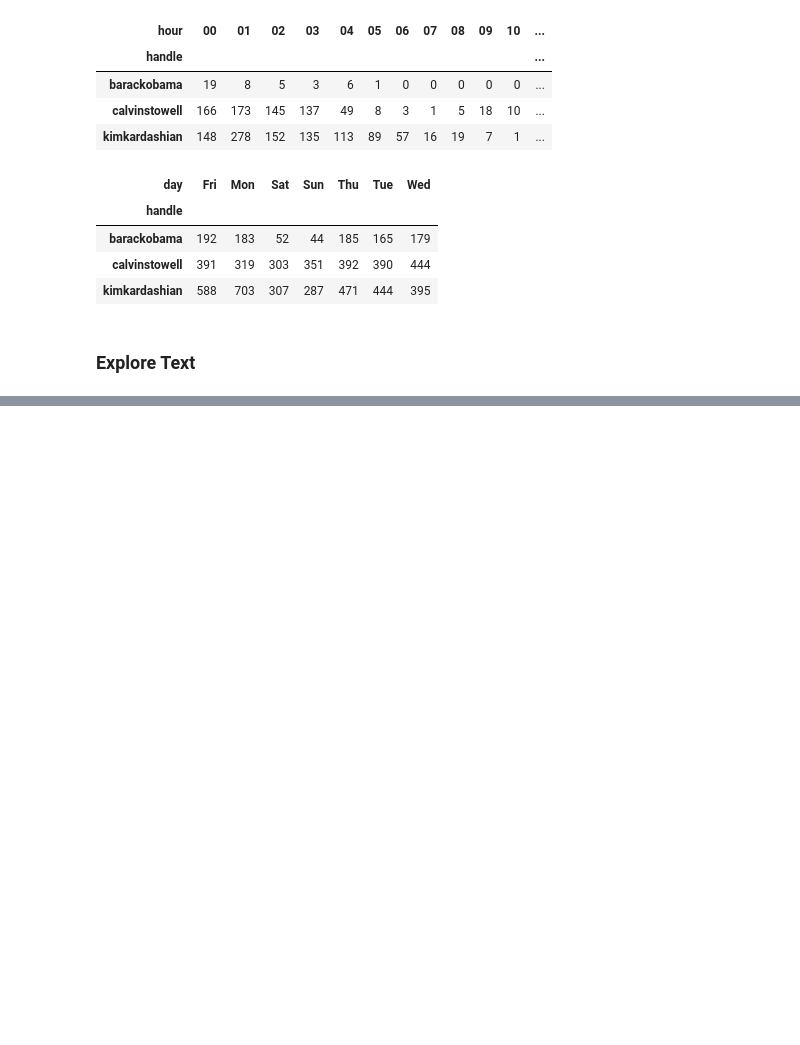
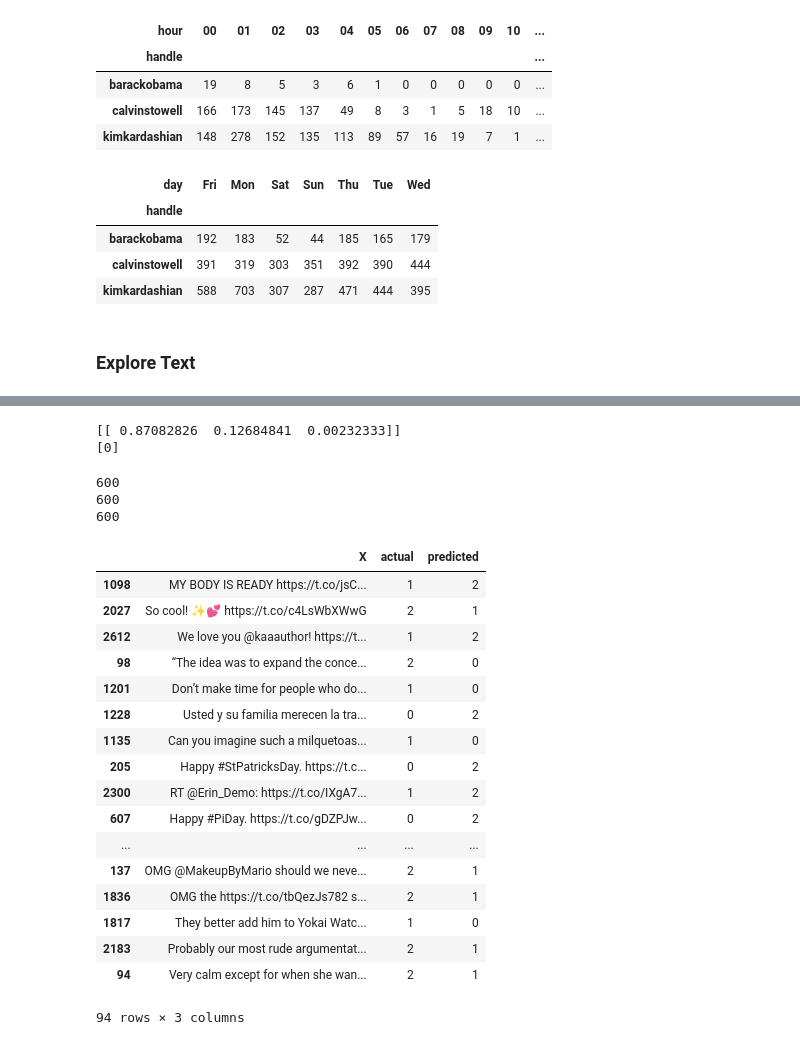
Before and after one commit to campkels/author-classification, a Jupyter notebook: explore/Explore.ipynb, the cells around one changed output, grey strips where cells are left out. Saved outputs shown, nothing was run; the diff lists cells and outputs as text; code cells hidden in the pictures; blank space fills up the shorter version.

Commit message:
Basic model

```diff
--- a/explore/Explore.ipynb
+++ b/explore/Explore.ipynb
@@ -228,0 +266,23 @@ train[['text', 'text_bascln']].head(10)
+# %%
+X = alldat['text']
+
+from sklearn.model_selection import train_test_split
+
+# 80-20 splitting the dataset (80%->Training and 20%->Validation)
+X_train, X_test, y_train, y_test = train_test_split(X, y,test_size=0.2, random_state=1)
+# %%
+from sklearn.feature_extraction.text import CountVectorizer
+
+# defining the bag-of-words transformer on the text-processed corpus # i.e., text_process() declared in II is executed...
+bow_transformer=CountVectorizer(analyzer=textonly).fit(X_train)
+# transforming into Bag-of-Words and hence textual data to numeric..
+text_bow_train=bow_transformer.transform(X_train)#ONLY TRAINING DATA
+# transforming into Bag-of-Words and hence textual data to numeric..
+text_bow_test=bow_transformer.transform(X_test)#TEST DATA
+# %%
+from sklearn.naive_bayes import MultinomialNB
+
+# instantiating the model with Multinomial Naive Bayes..
+model = MultinomialNB()
+# training the model...
+model = model.fit(text_bow_train, y_train)
@@ -228,0 +299,7 @@ train[['text', 'text_bascln']].head(10)
+# %%
+from sklearn.metrics import classification_report
+
+# getting the predictions of the Validation Set...
+predictions = model.predict(text_bow_test)
+# getting the Precision, Recall, F1-Score
+print(classification_report(y_test,predictions))
@@ -228,0 +375,43 @@ train[['text', 'text_bascln']].head(10)
+# %%
+# Predict for a single input
+type(X_test)
+testcase = "Don’t make time for people who don’t make time for you. https://t.co/5iSinrlCz1"
+print(loaded_model.predict_proba(bow_transformer.transform([testcase])))
+print(loaded_model.predict(bow_transformer.transform([testcase])))
+# %% [output]
+[[ 0.87082826  0.12684841  0.00232333]]
+[0]
+# %%
+print(len(X_test))
+print(len(y_test))
+print(len(predictions))
+
+df = pd.DataFrame()
+df['X'] = X_test
+df["actual"] = y_test
+df["predicted"] = predictions
+
+# Look at misclassifieds
+df[df['actual'] != df['predicted']]
+# %% [output]
+600
+600
+600
+|  | X | actual | predicted |
+| 1098 | MY BODY IS READY https://t.co/jsC... | 1 | 2 |
+| 2027 | So cool! ✨💕 https://t.co/c4LsWbXWwG | 2 | 1 |
+| 2612 | We love you @kaaauthor! https://t... | 1 | 2 |
+| 98 | “The idea was to expand the conce... | 2 | 0 |
+| 1201 | Don’t make time for people who do... | 1 | 0 |
+| 1228 | Usted y su familia merecen la tra... | 0 | 2 |
+| 1135 | Can you imagine such a milquetoas... | 1 | 0 |
+| 205 | Happy #StPatricksDay. https://t.c... | 0 | 2 |
+| 2300 | RT @Erin_Demo: https://t.co/IXgA7... | 1 | 2 |
+| 607 | Happy #PiDay. https://t.co/gDZPJw... | 0 | 2 |
+| ... | ... | ... | ... |
+| 137 | OMG @MakeupByMario should we neve... | 2 | 1 |
+| 1836 | OMG the https://t.co/tbQezJs782 s... | 2 | 1 |
+| 1817 | They better add him to Yokai Watc... | 1 | 0 |
+| 2183 | Probably our most rude argumentat... | 2 | 1 |
+| 94 | Very calm except for when she wan... | 2 | 1 |
+94 rows × 3 columns
```
Also changed, not shown: parts of 16 cells of this notebook.
